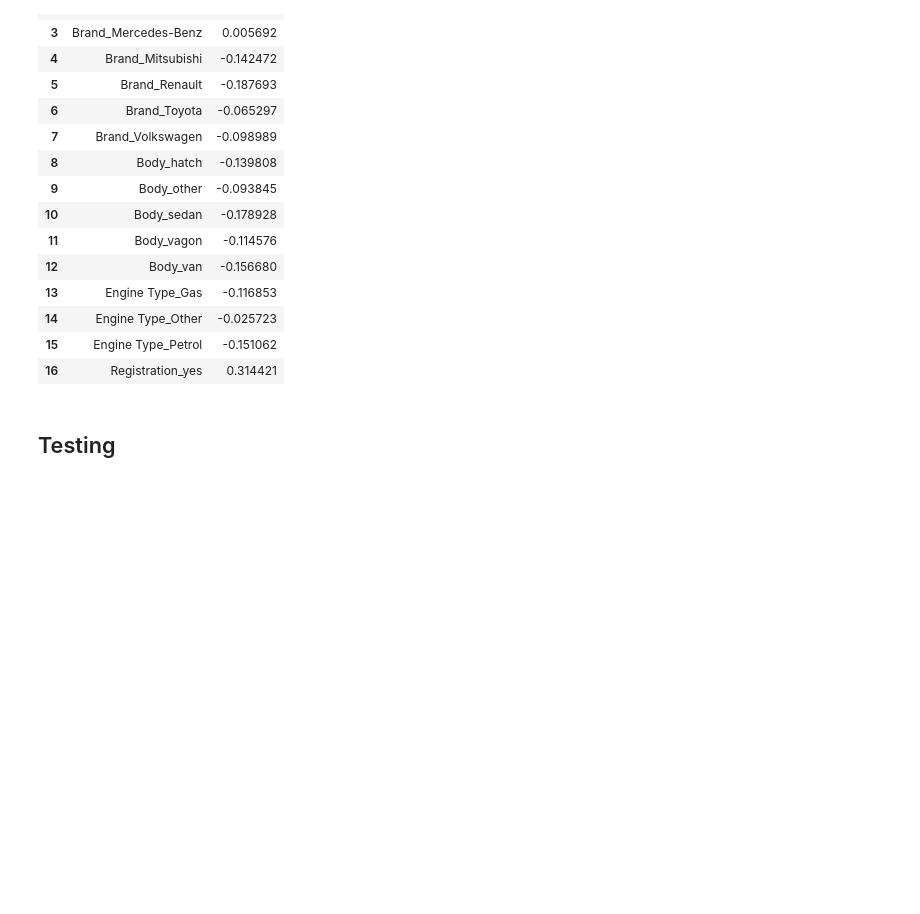
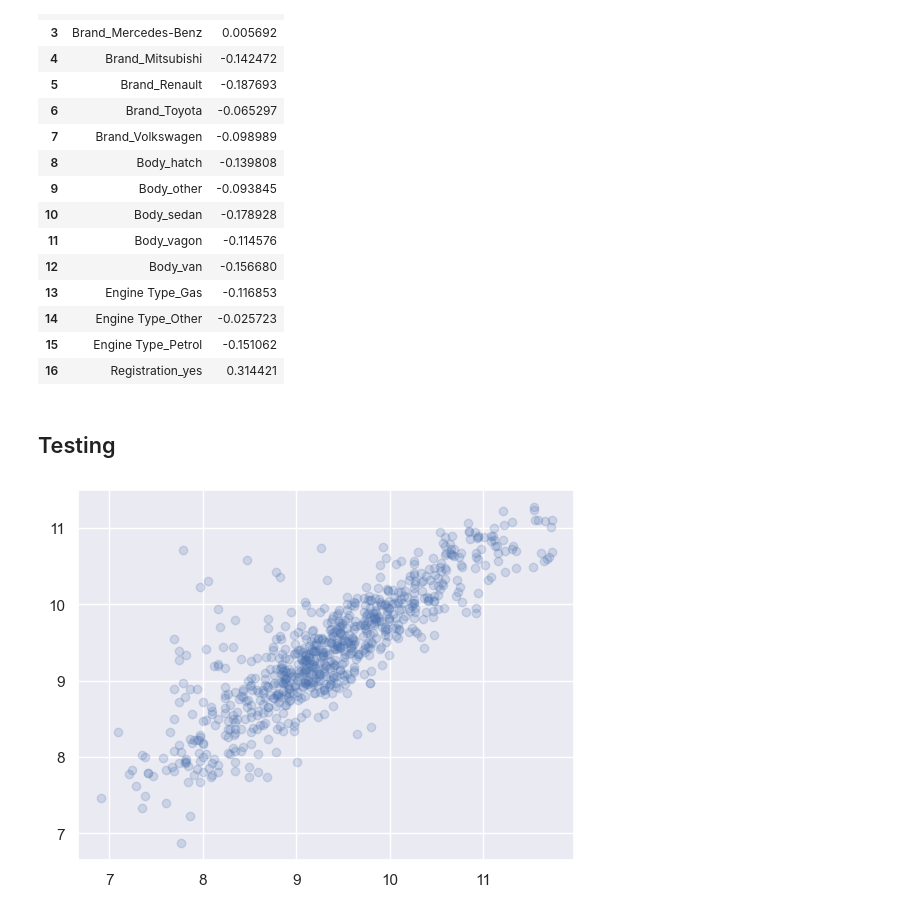
Before and after one commit to aman-mishra-02/Data-Science, a Jupyter notebook: sklearn/practicalExample.ipynb, the cells around one changed output. Drawn from its saved outputs; the diff is of its cells as text; code cells hidden in the pictures; blank space fills up the shorter version.

```diff
--- a/sklearn/practicalExample.ipynb
+++ b/sklearn/practicalExample.ipynb
@@ -222,3 +222,10 @@ reg_summary
 | 16 | Registration_yes | 0.314421 |
 # %% [markdown]
 ## Testing
+# %%
+y_hat_test = reg.predict(x_test)
+
+plt.scatter(y_test,y_hat_test, alpha=0.2)
+plt.show()
+# %% [output]
+[figure, added]
```
Also changed, not shown: parts of 3 cells of this notebook.
